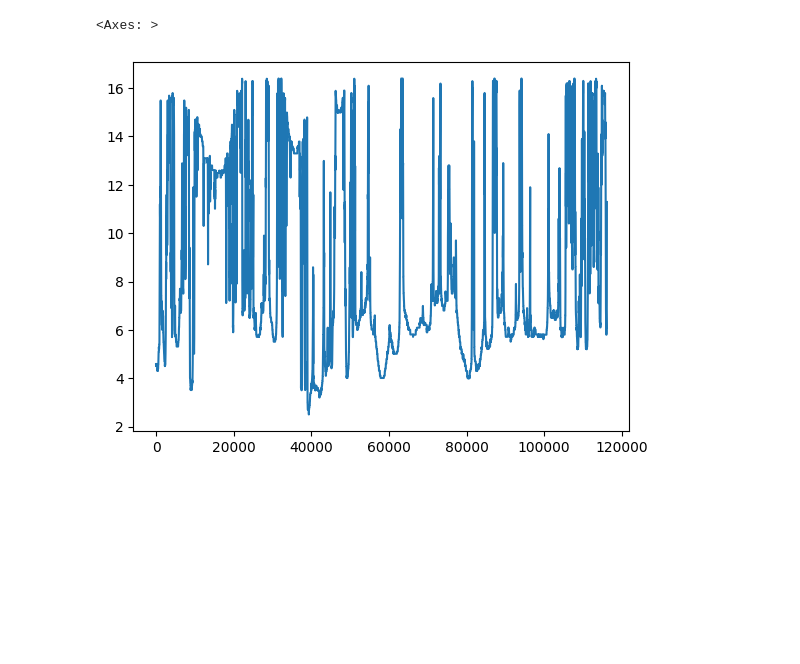
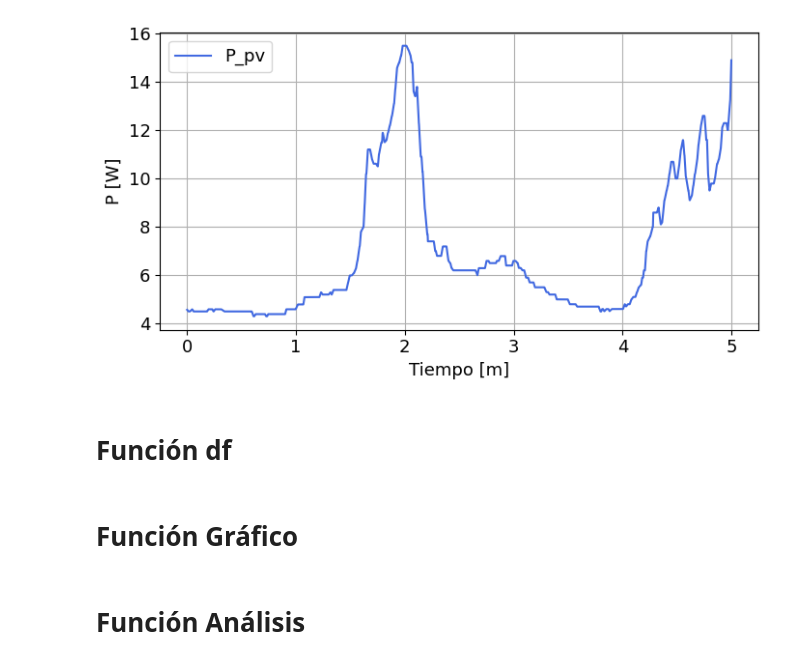
Before and after one commit to jorgecard/Telecontrol_r, a Jupyter notebook: PowerSmoothing/measurements.ipynb, the cells around one changed output. Drawn from its saved outputs; the diff is of its cells as text; code cells hidden in the pictures; blank space fills up the shorter version.

```diff
--- a/PowerSmoothing/measurements.ipynb
+++ b/PowerSmoothing/measurements.ipynb
@@ -47,8 +48,26 @@ sns.lineplot(data=values)
-# %%
-filtered_values = values[164078:280234]
-
-# Plotea los valores filtrados
-sns.lineplot(data=filtered_values)
-# %% [output]
-<Axes: >
-[figure, removed]
+# %%
+# df_data['Tiempo [h]'] = (df_data.index.to_numpy()) / 36000
+df = df_data.iloc[164078:167078]
+df = df.reset_index(drop=True)
+df['Tiempo [m]'] = (df.index.to_numpy()) / 600
+
+df_data_2 = df
+
+# Crear la gráfica
+fig, ax = plt.subplots(figsize=(8, 4))
+sns.lineplot(x=df['Tiempo [m]'], y=df['P_pv'], color='royalblue', linestyle='-', label = 'P_pv', ax=ax)
+
+# Añadir etiquetas y título
+plt.xlabel("Tiempo [m]")
+plt.ylabel("P [W]")
+
+# Añadir leyenda
+plt.legend(loc='best')
+
+# Mostrar la gráfica
+plt.grid(True)
+plt.show()
+# %% [output]
+[figure, added]
+# %% [markdown]
+# Función df
@@ -54,0 +87,2 @@ sns.lineplot(data=filtered_values)
+# %% [markdown]
+# Función Gráfico
@@ -54,0 +113,2 @@ sns.lineplot(data=filtered_values)
+# %% [markdown]
+# Función Análisis
```
Also changed, not shown: parts of 29 cells of this notebook, 23 other files.
